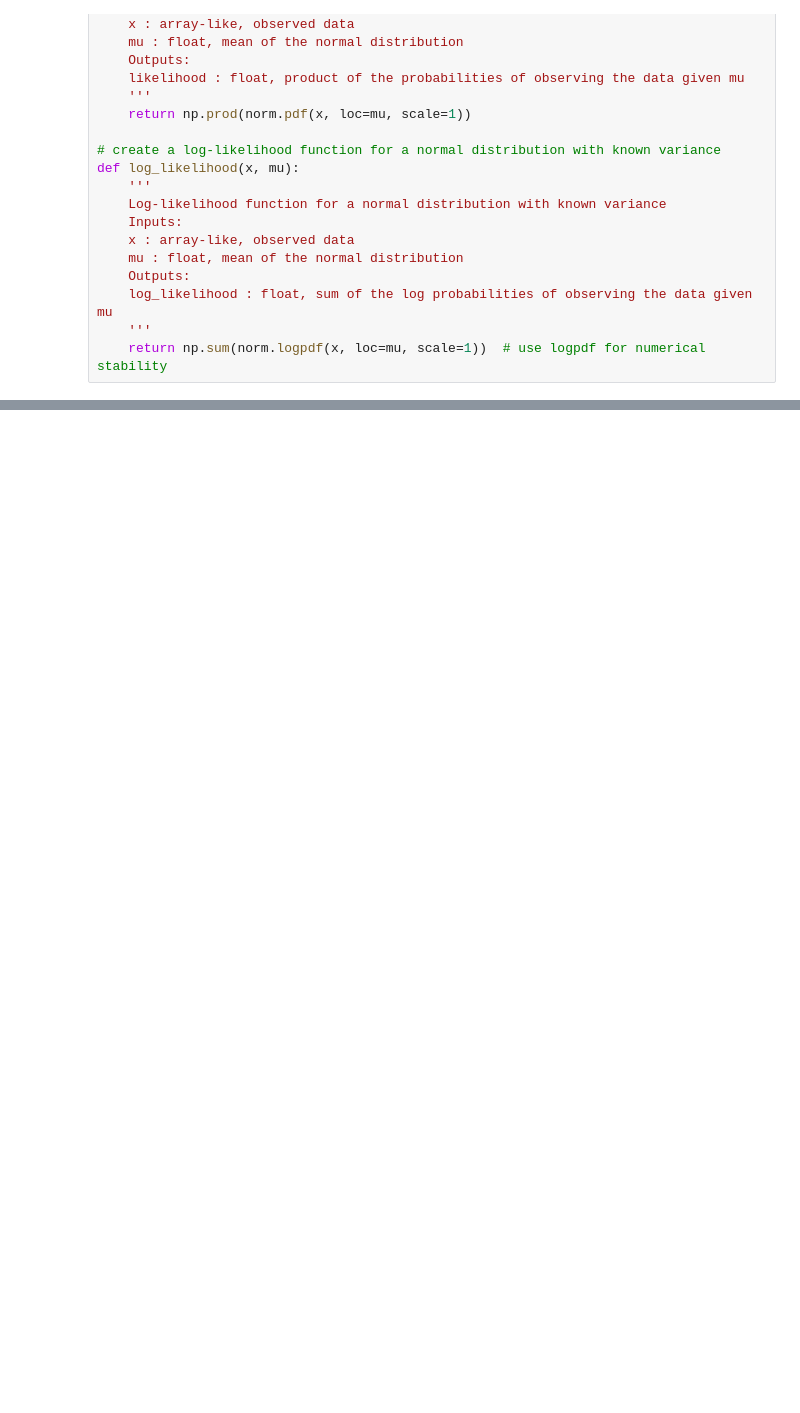
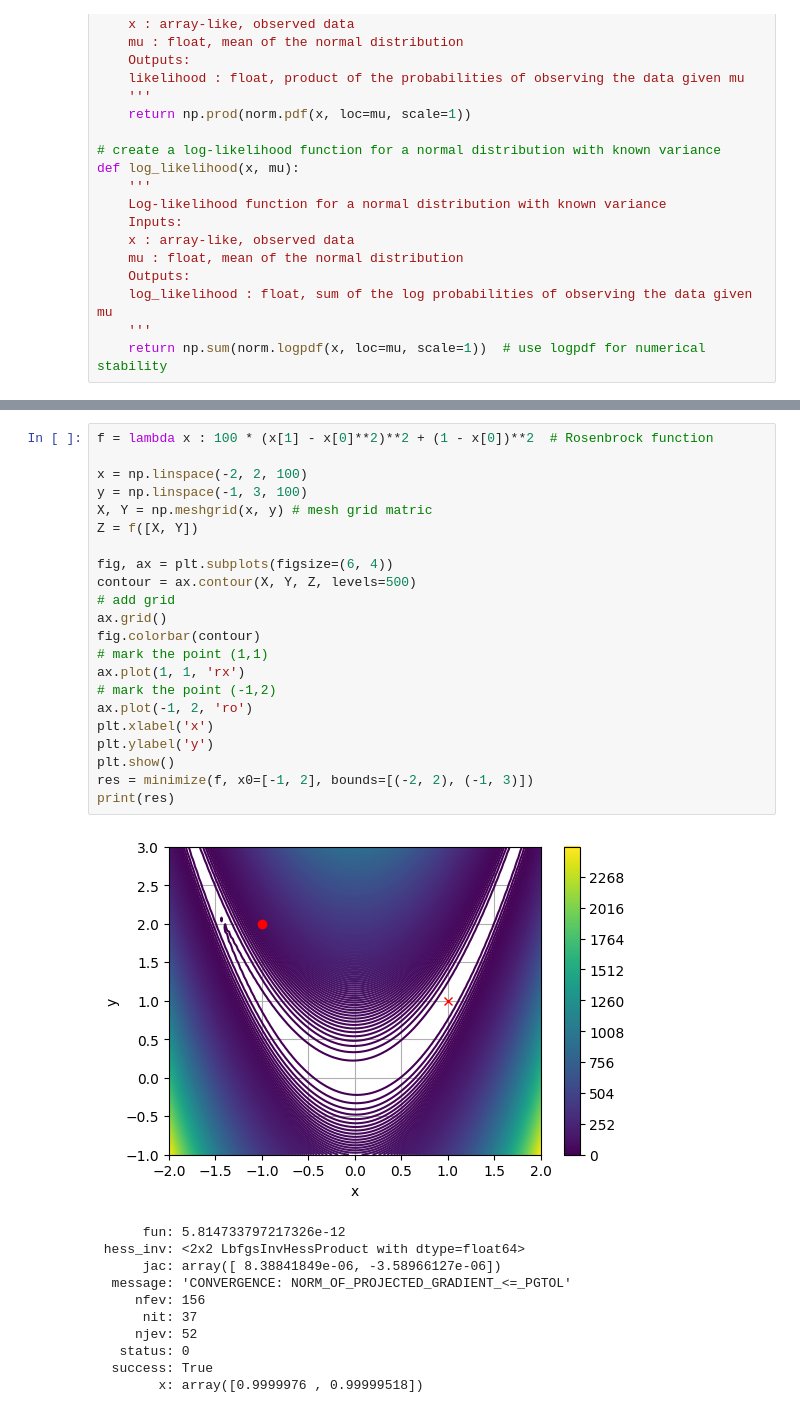
Before and after one commit to ntpuccw/InClassCoding, a Jupyter notebook: gar1015.ipynb, the cells around one changed output, grey strips where cells are left out. Drawn from its saved outputs; the diff is of its cells as text; blank space fills up the shorter version.

```diff
--- a/gar1015.ipynb
+++ b/gar1015.ipynb
@@ -139,0 +195,34 @@ print(x.mean(), x.std())
+# %%
+f = lambda x : 100 * (x[1] - x[0]**2)**2 + (1 - x[0])**2  # Rosenbrock function
+
+x = np.linspace(-2, 2, 100)
+y = np.linspace(-1, 3, 100)
+X, Y = np.meshgrid(x, y) # mesh grid matric
+Z = f([X, Y])
+
+fig, ax = plt.subplots(figsize=(6, 4))
+contour = ax.contour(X, Y, Z, levels=500)
+# add grid
+ax.grid()
+fig.colorbar(contour)
+# mark the point (1,1)
+ax.plot(1, 1, 'rx')
+# mark the point (-1,2)
+ax.plot(-1, 2, 'ro')
+plt.xlabel('x')
+plt.ylabel('y')
+plt.show()
+res = minimize(f, x0=[-1, 2], bounds=[(-2, 2), (-1, 3)])
+print(res)
+# %% [output]
+[figure, added]
+      fun: 5.814733797217326e-12
+ hess_inv: <2x2 LbfgsInvHessProduct with dtype=float64>
+      jac: array([ 8.38841849e-06, -3.58966127e-06])
+  message: 'CONVERGENCE: NORM_OF_PROJECTED_GRADIENT_<=_PGTOL'
+     nfev: 156
+      nit: 37
+     njev: 52
+   status: 0
+  success: True
+        x: array([0.9999976 , 0.99999518])
```
Also changed, not shown: parts of 10 cells of this notebook.
